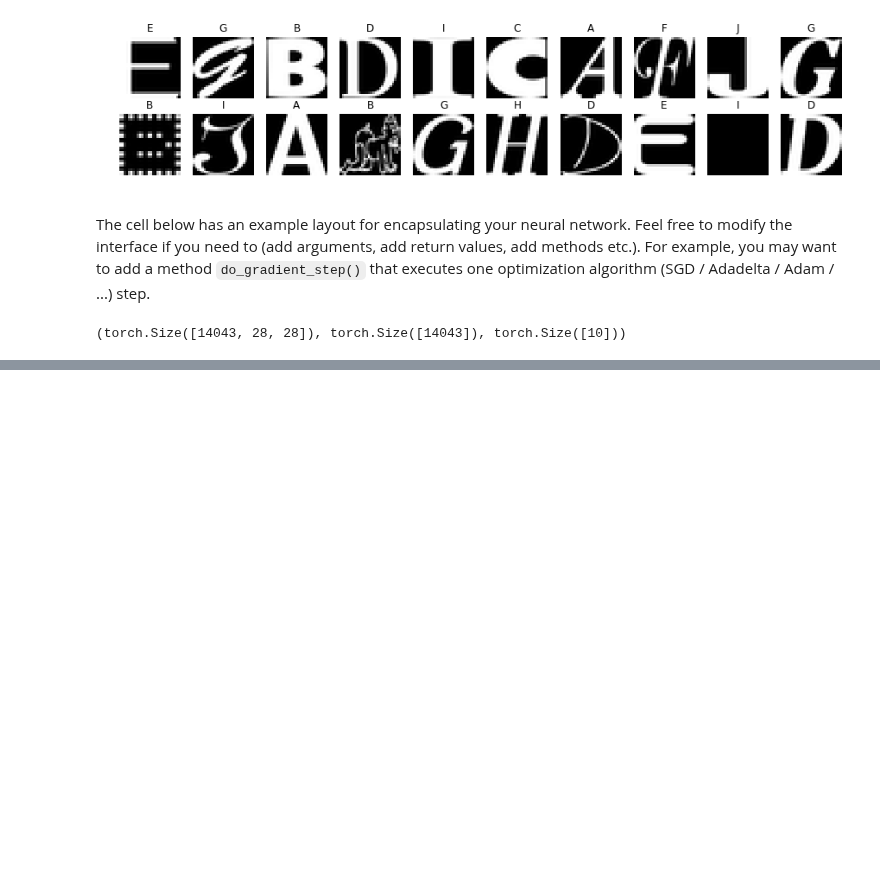
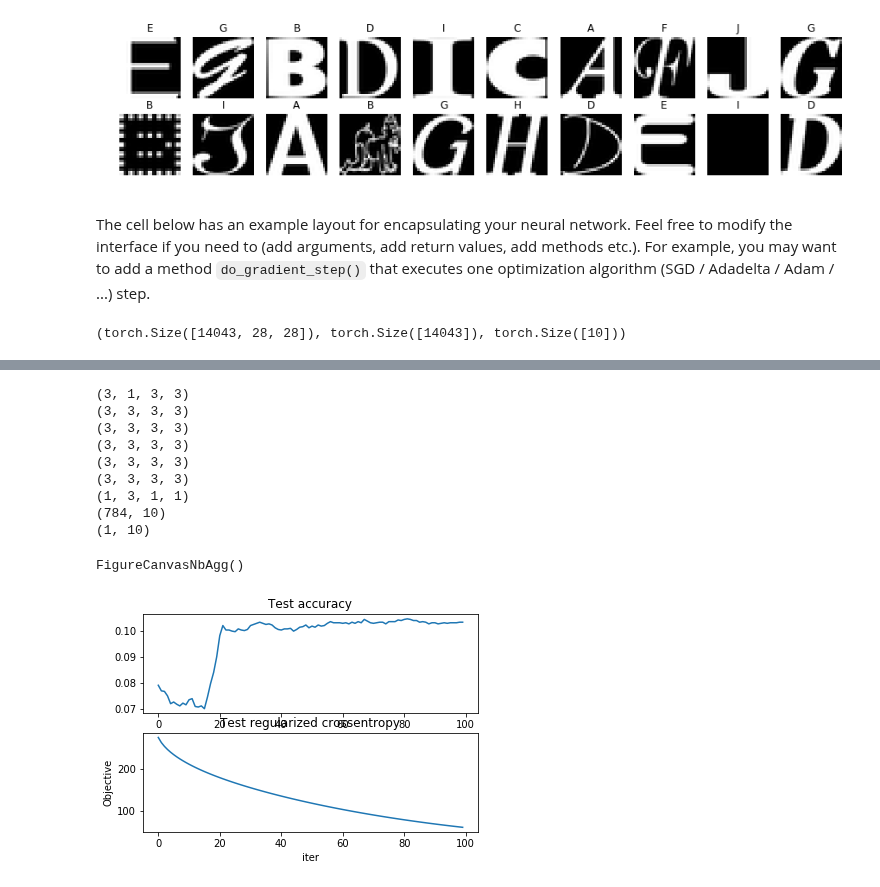
Before and after one commit to SomeoneSerge/skt_deeplearning, a Jupyter notebook: HW2/homework_part1.ipynb, the cells around one changed output, grey strips where cells are left out. Saved outputs shown, nothing was run; the diff lists cells and outputs as text; code cells hidden in the pictures; blank space fills up the shorter version.

Commit message:
part1: 0.1 acc, pytorch just didnt know to cast to the wider type when multipliying int by float

```diff
--- a/HW2/homework_part1.ipynb
+++ b/HW2/homework_part1.ipynb
@@ -639,6 +669,16 @@ class AddExplicitChannel(ParameterizedModel):
         return input.unsqueeze(-3)
     def parameters(self):
         return tuple()
+
+
+def WideResBlock(in_ch, out_ch, ks, p=.75):
+    return Combine(Identity(),
+                   Sequential(
+                       Conv2d(in_ch, out_ch, ks),
+                       Dropout(p),
+                       Conv2d(out_ch, out_ch, ks),
+                       Apply(torch.relu)),
+                   combinator=sum) # `sum` is suboptimal!
 
 
 def make_wide_resnet():
@@ -648,48 +688,75 @@ def make_wide_resnet():
         WideResBlock(1, 3, 3, .5),
         # PrintShape("res1"),
         WideResBlock(3, 3, 3, .5),
         # PrintShape("res1"),
         WideResBlock(3, 3, 3, .5),
         # PrintShape("res1"),
         Conv2d(3, 1, 1, # merge to just one channel
                padding=0), # otherwise width and height get increased by 2
         # PrintShape("1x1"),
         Flatten(),
+        Apply(torch.relu),
         # PrintShape("flattened"),
         Linear(28*28, 10),
+        Apply(torch.relu),
+        Apply(torch.softmax, -1)
     )
     for p in network.parameters():
-        p.normal_()
+        with torch.no_grad():
+            p.uniform_(-1./np.sqrt(float(sum(p.shape))))
         p.requires_grad_(True)
     return network
 
 
-trainable_model = make_wide_resnet()
-model = FinalModel(trainable_model, 2)
-print('\n'.join([str(tuple(x.shape)) for x in trainable_model.parameters()]))
+model = PredictiveModel(make_wide_resnet())
+print('\n'.join([str(tuple(x.shape)) for x in model.parameters()]))
 
 # Your code here (train the model)
 def do(n_epochs):
-    fig, ax = plt.subplots()
-    handle = display(None, display_id=True)
-    opt = Adam(trainable_model.parameters(), .5)
-    loss_history = []
+    fig, (ax_acc, ax_logloss) = plt.subplots(2)
+    opt = Adam(model.parameters(), .1)
+    hist_acc, hist_loss = [], []
+    def custom_loss(pred, labels):
+        return crossentropy(pred, labels) + .1 * sum(p.norm()**2 for p in model.parameters())
     def epoch_posthook(epoch, model):
         try:
             model.set_mode(training=False)
-            acc = accuracy(model, X_test, y_test)
-            loss_history.append(acc)
-            ax.clear()
-            ax.set_title('Logloss')
-            ax.set_xlabel('iter')
-            ax.set_ylabel('log 1-NLL')
-            ax.plot(loss_history)
+            model.requires_grad_(False)
+            X, y = X_test, y_test
+            acc = accuracy(model, X, y)
+            with torch.no_grad():
+                loss = custom_loss(model.forward(X), y)
+            hist_acc.append(acc)
+            hist_loss.append(loss)
+            ax_logloss.clear()
+            ax_logloss.set_title('Test regularized crossentropy')
+            ax_logloss.set_xlabel('iter')
+            ax_logloss.set_ylabel('Objective')
+            ax_logloss.plot(hist_loss)
+            ax_acc.clear()
+            ax_acc.set_xlabel('iter')
+            ax_acc.set_title('Test accuracy')
+            ax_acc.plot(hist_acc)
             fig.canvas.draw()
-            handle.update(fig)
         finally:
             model.set_mode(training=True)
+            model.requires_grad_(True)
     opt.register_epoch_posthook(epoch_posthook)
-    loss = crossentropy
-    opt.evolve(trainable_model, loss, make_batch_stream(X_train, y_train, 100), n_epochs)
+    opt.evolve(model,
+               custom_loss,
+               lambda: make_epoch_batches(X_train, y_train, 256),
+               n_epochs)
 
 do(100)
+# %% [output]
+(3, 1, 3, 3)
+(3, 3, 3, 3)
+(3, 3, 3, 3)
+(3, 3, 3, 3)
+(3, 3, 3, 3)
+(3, 3, 3, 3)
+(1, 3, 1, 1)
+(784, 10)
+(1, 10)
+FigureCanvasNbAgg()
+[figure, added]
```
Also changed, not shown: parts of 7 cells of this notebook.
